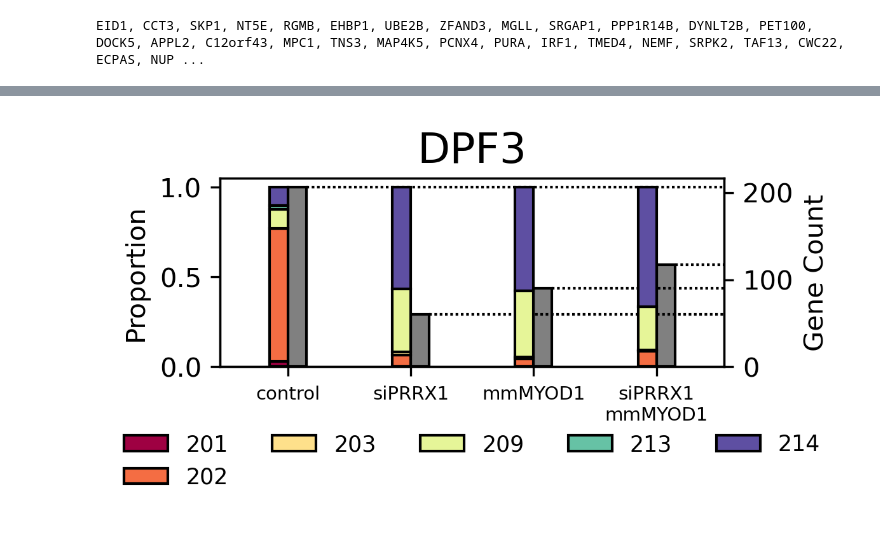
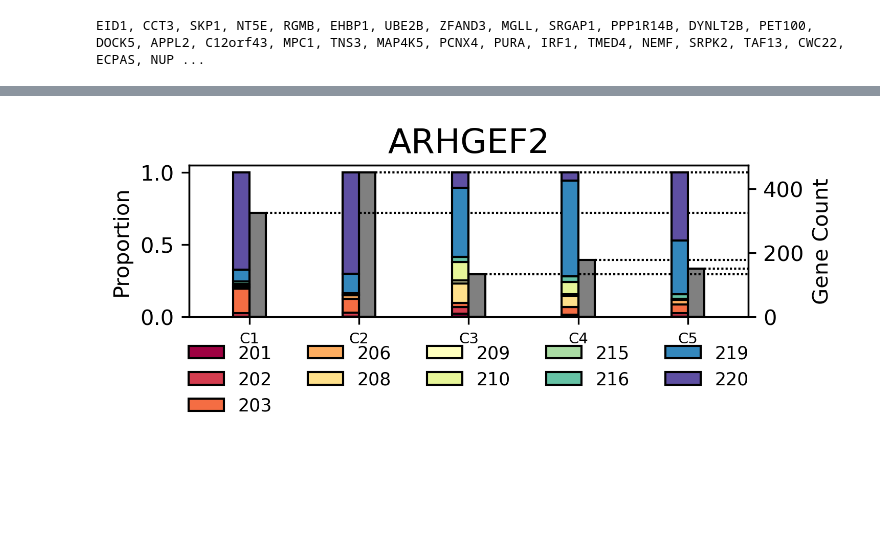
Before and after one commit to jrcwycy/hybrid_reprogramming, a Jupyter notebook: notebooks/isoforms/explore_isoforms.ipynb, the cells around one changed output, grey strips where cells are left out. Cells and saved outputs as stored; diff of their text form; code cells hidden in the pictures; blank space fills up the shorter version.

Commit message:
add individual condition notebooks

```diff
--- a/notebooks/isoforms/explore_isoforms.ipynb
+++ b/notebooks/isoforms/explore_isoforms.ipynb
@@ -42,7 +42,8 @@ AnnData object with n_obs × n_vars = 19858 × 89570
 # %%
 start = time.perf_counter()
 
-path = "/nfs/turbo/umms-indikar/shared/projects/hybrid_reprogramming/anndata/processed_merged_gene_data.h5ad"
+# path = "/nfs/turbo/umms-indikar/shared/projects/hybrid_reprogramming/anndata/processed_merged_gene_data.h5ad"
+path = "/scratch/indikar_root/indikar1/shared_data/HYB/anndata/condition_subsets/pos_myod.h5ad"
 
 gdata = sc.read_h5ad(path)
 
@@ -64,8 +65,10 @@ AnnData object with n_obs × n_vars = 16367 × 25126
 # %%
 coords = pd.DataFrame({
     'cell_id' : gdata.obs.index,
-    'UMAP 1' : gdata.obsm['X_umap'][:, 0],
-    'UMAP 2' : gdata.obsm['X_umap'][:, 1],
+    # 'UMAP 1' : gdata.obsm['X_umap'][:, 0],
+    # 'UMAP 2' : gdata.obsm['X_umap'][:, 1],
+    'FA_1' : gdata.obsm['X_draw_graph_fa'][:, 0],
+    'FA_2' : gdata.obsm['X_draw_graph_fa'][:, 1],
     'cluster' : gdata.obs['cluster_str'].values,
     #'dataset': adata.obs['dataset'].values,
     'pooled_condition': gdata.obs['pooled_condition'].values,
@@ -133,8 +141,8 @@ AnnData object with n_obs × n_vars = 16367 × 42563
 # %%
 adata.layers['counts'] = adata.X.copy()
 
-cluster_names = ['Control', 'siPRRX1', 'mmMYOD1', 'siPRRX1/mmMYOD1']
-# cluster_names = [f"C{i}" for i in range(1, 6)]
+# cluster_names = ['Control', 'siPRRX1', 'mmMYOD1', 'siPRRX1/mmMYOD1']
+cluster_names = [f"C{i}" for i in range(1, 6)]
 # print(f"Using {cluster_names}...\n")
 
 # cluster_map = {
@@ -161,7 +169,7 @@ print(f"All transcript types: {cdf.shape}")
 for group in cluster_names:
     # Boolean mask of cells in the group
     # mask = adata_raw.obs['cluster'] == group
-    mask = adata.obs['pooled_condition'] == group
+    mask = adata.obs['cluster'] == group
 
     # Get the indices of protein-coding genes with non-NaN UniprotKB in adata.var
     # filtered_gene_indices = adata_raw.var[(adata_raw.var['transcript_type'] == 'protein_coding') & (~adata.var['UniProtKB'].isna())].index
@@ -509,5 +521,5 @@ EID1, CCT3, SKP1, NT5E, RGMB, EHBP1, UBE2B, ZFAND3, MGLL, SRGAP1, PPP1R14B, DYNL
 # %%
-query = 'DPF3'
+query = 'ARHGEF2'
 
 tmp[tmp['gene_name'] == query]
 # %% [output]
@@ -591,36 +608,36 @@ pdf_pct.plot(
     ax=ax1,
     zorder=2,
     align='edge',
 )
 
 ax1.set_zorder(ax2.get_zorder() + 1)
 ax1.patch.set_visible(False)
 ax1.set_xlim([-.5 - nudge, len(cluster_names) - 0.5 + nudge])  # Adjust xlim
 
 
-cond_labels = ['control', 'siPRRX1', 'mmMYOD1', 'siPRRX1\nmmMYOD1']
+# cond_labels = ['control', 'siPRRX1', 'mmMYOD1', 'siPRRX1\nmmMYOD1']
 
-ax1.set_xticklabels(cond_labels)
+# ax1.set_xticklabels(cond_labels)
 ax1.tick_params(axis='x', rotation=360, labelsize=7)#, ha='right')  # Rotate x-axis labels
 ax1.set_ylabel(f"Proportion")
 ax1.set_xlabel("")
 
 sns.move_legend(
     ax1,
     loc='lower center',
     title="",
     fontsize='small',
     frameon=False,
     bbox_to_anchor=(0.5, -0.75),#-0.75),#0.74),
     ncol=5,  # Adjust number of columns in legend if needed
 
 )
 
 plt.title(query, fontsize=16)
 plt.tight_layout()  # Adjust layout to prevent labels from overlapping
 plt.show()
 # %% [output]
-[figure, old version]
+[figure, new version]
 # %%
 cdf[cdf['gene_name'] == 'CLOCK']
 # %% [output]
```
Also changed, not shown: parts of 13 cells of this notebook, 9 other files.
